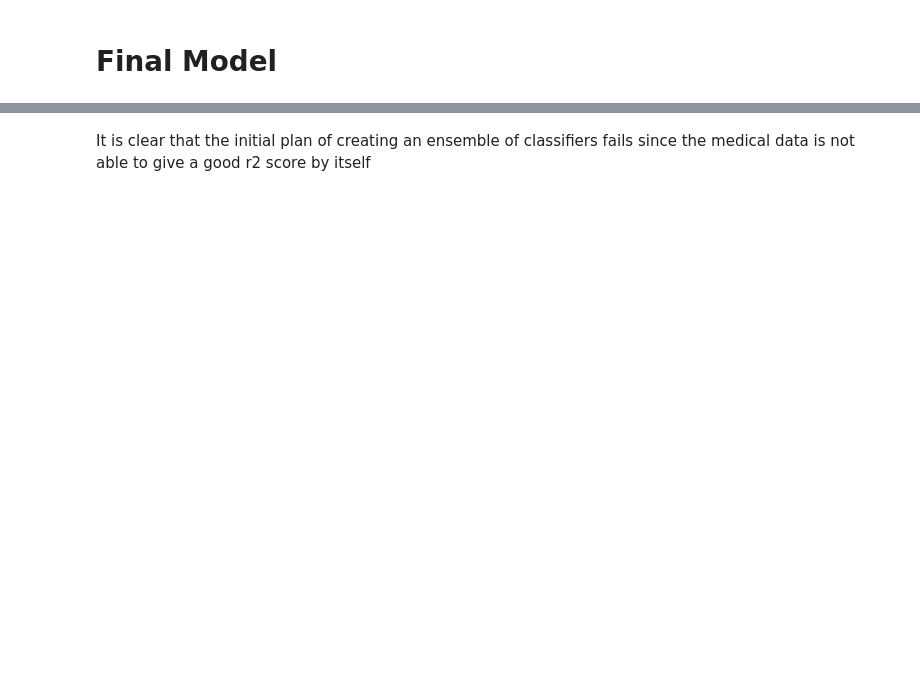
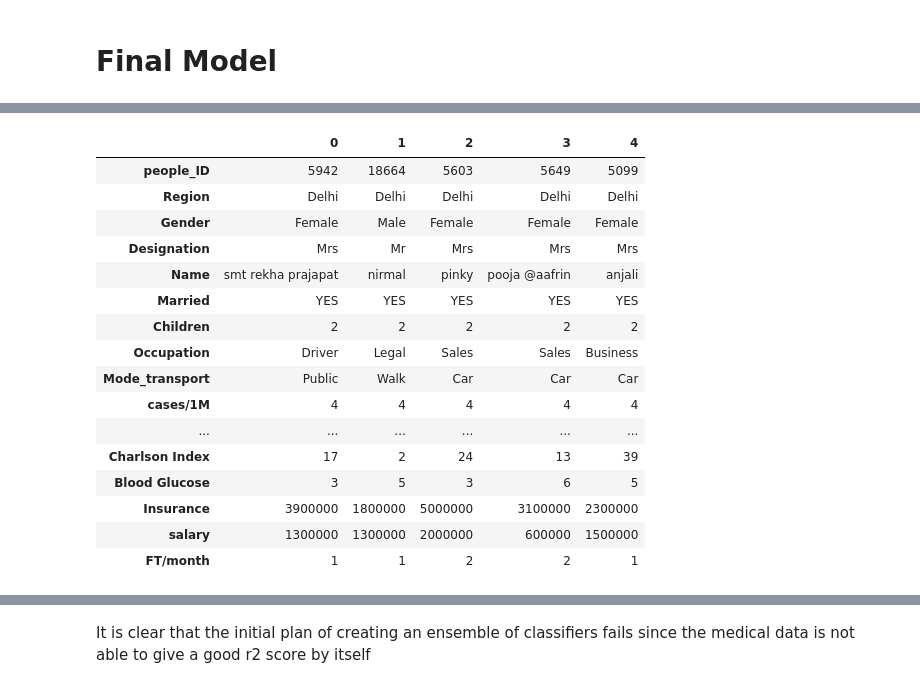
Before and after one commit to aryamansriram/Flipr_Hack, a Jupyter notebook: Flipr_Hack_EDA.ipynb, the cells around one changed output, grey strips where cells are left out. Cells and saved outputs as stored; diff of their text form; code cells hidden in the pictures; blank space fills up the shorter version.

```diff
--- a/Flipr_Hack_EDA.ipynb
+++ b/Flipr_Hack_EDA.ipynb
@@ -924,3 +914,24 @@ test_df.head()
+# %%
+#test_df = pd.read_excel("Data/Test_dataset.xlsx")
+test_df.head().transpose()
+# %% [output]
+|  | 0 | 1 | 2 | 3 | 4 |
+| people_ID | 5942 | 18664 | 5603 | 5649 | 5099 |
+| Region | Delhi | Delhi | Delhi | Delhi | Delhi |
+| Gender | Female | Male | Female | Female | Female |
+| Designation | Mrs | Mr | Mrs | Mrs | Mrs |
+| Name | smt rekha prajapat | nirmal | pinky | pooja @aafrin | anjali |
+| Married | YES | YES | YES | YES | YES |
+| Children | 2 | 2 | 2 | 2 | 2 |
+| Occupation | Driver | Legal | Sales | Sales | Business |
+| Mode_transport | Public | Walk | Car | Car | Car |
+| cases/1M | 4 | 4 | 4 | 4 | 4 |
+| ... | ... | ... | ... | ... | ... |
+| Charlson Index | 17 | 2 | 24 | 13 | 39 |
+| Blood Glucose | 3 | 5 | 3 | 6 | 5 |
+| Insurance | 3900000 | 1800000 | 5000000 | 3100000 | 2300000 |
+| salary | 1300000 | 1300000 | 2000000 | 600000 | 1500000 |
+| FT/month | 1 | 1 | 2 | 2 | 1 |
 # %%
 test_df = test_df.set_index("people_ID")
 test_df = test_df.drop(["Region","Designation","Deaths/1M"],axis=1)
```
Also changed, not shown: parts of 42 cells of this notebook, 9 other files.
